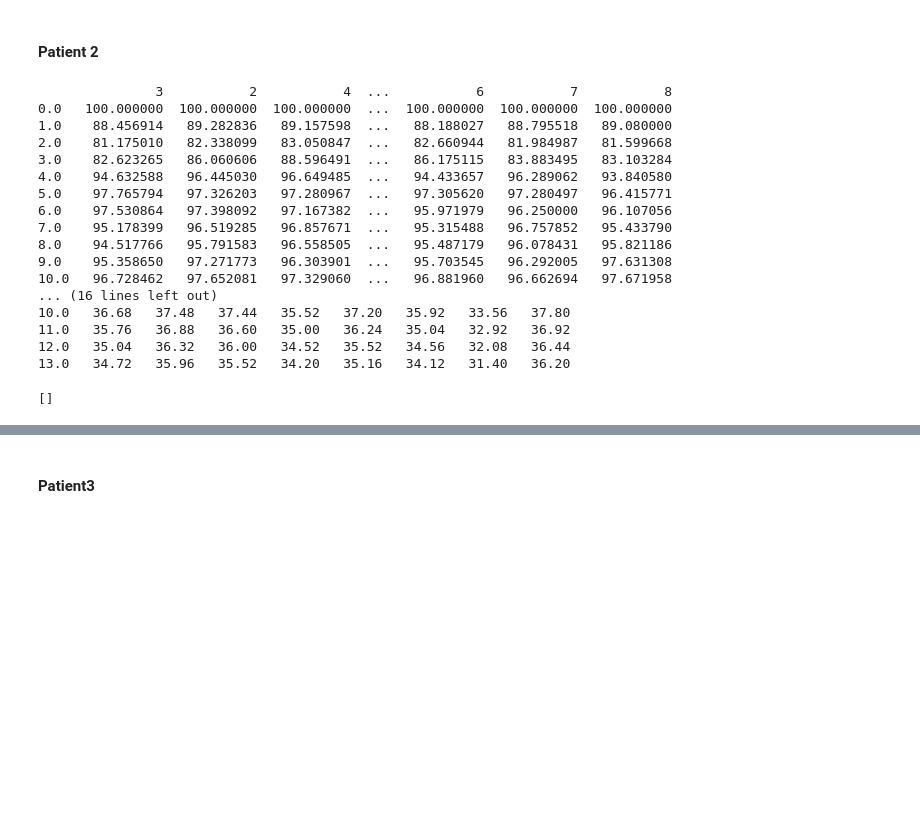
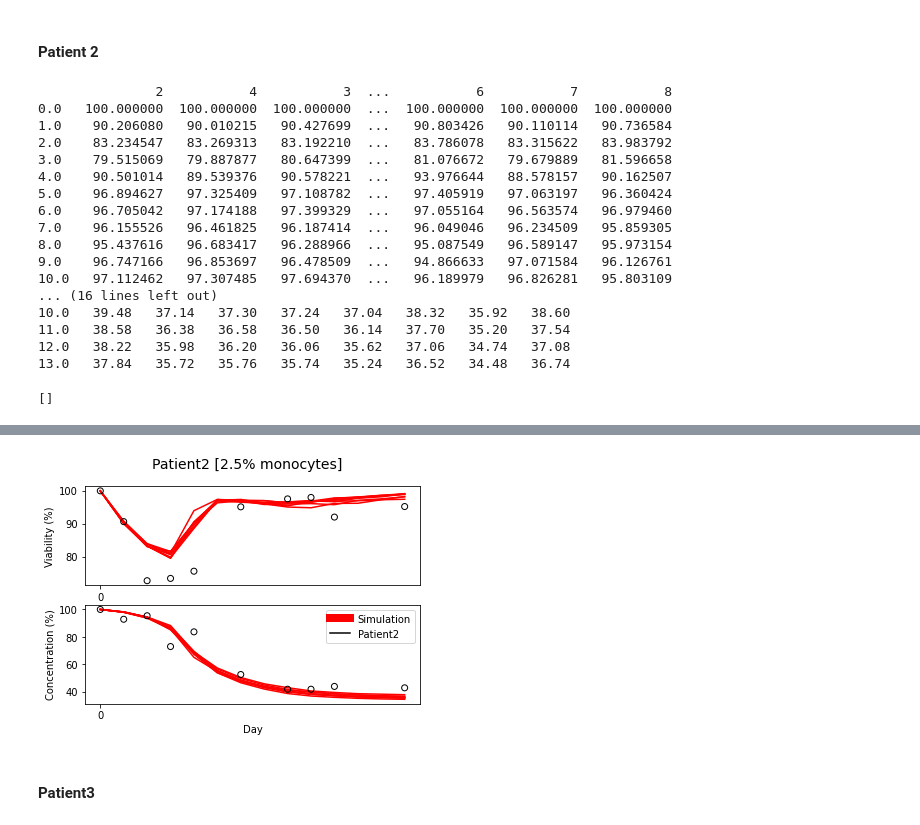
Before and after one commit to Ninouchkaia/ABM, a Jupyter notebook: ABM_figures.ipynb, the cells around one changed output, grey strips where cells are left out. Cells and saved outputs as stored; diff of their text form; code cells hidden in the pictures; blank space fills up the shorter version.

```diff
--- a/ABM_figures.ipynb
+++ b/ABM_figures.ipynb
@@ -784,17 +846,17 @@ plt.plot()
 import pandas as pd
 from IPython.display import set_matplotlib_formats
 %matplotlib inline
-set_matplotlib_formats('svg')
+set_matplotlib_formats('png')
 
 viability_dict, remaining_dict= {}, {}
-with open("LAU_2.csv", 'r') as file_read :
+with open("via73_conc463_pred_LAU2.5.csv", 'r') as file_read :
   data = file_read.readlines()
   for line in data[7:] :
     line = line.replace('\"', '').split(',')
     run_number = int(line[0])
-    step = int(line[2])
-    viability = float(line[4])
-    remainingCellRatio = float(line[5])
+    step = int(line[1])
+    viability = float(line[3])
+    remainingCellRatio = float(line[4])
     if run_number not in viability_dict :
       viability_dict[run_number] = []
     viability_dict[run_number].append(viability)
@@ -872,21 +934,21 @@ LH[1].set_color('black') # No change
 
 plt.plot()
 # %% [output]
-               3           2           4  ...           6           7           8
+               2           4           3  ...           6           7           8
 0.0   100.000000  100.000000  100.000000  ...  100.000000  100.000000  100.000000
-1.0    88.456914   89.282836   89.157598  ...   88.188027   88.795518   89.080000
-2.0    81.175010   82.338099   83.050847  ...   82.660944   81.984987   81.599668
-3.0    82.623265   86.060606   88.596491  ...   86.175115   83.883495   83.103284
-4.0    94.632588   96.445030   96.649485  ...   94.433657   96.289062   93.840580
-5.0    97.765794   97.326203   97.280967  ...   97.305620   97.280497   96.415771
-6.0    97.530864   97.398092   97.167382  ...   95.971979   96.250000   96.107056
-7.0    95.178399   96.519285   96.857671  ...   95.315488   96.757852   95.433790
-8.0    94.517766   95.791583   96.558505  ...   95.487179   96.078431   95.821186
-9.0    95.358650   97.271773   96.303901  ...   95.703545   96.292005   97.631308
-10.0   96.728462   97.652081   97.329060  ...   96.881960   96.662694   97.671958
+1.0    90.206080   90.010215   90.427699  ...   90.803426   90.110114   90.736584
+2.0    83.234547   83.269313   83.192210  ...   83.786078   83.315622   83.983792
+3.0    79.515069   79.887877   80.647399  ...   81.076672   79.679889   81.596658
+4.0    90.501014   89.539376   90.578221  ...   93.976644   88.578157   90.162507
+5.0    96.894627   97.325409   97.108782  ...   97.405919   97.063197   96.360424
+6.0    96.705042   97.174188   97.399329  ...   97.055164   96.563574   96.979460
+7.0    96.155526   96.461825   96.187414  ...   96.049046   96.234509   95.859305
+8.0    95.437616   96.683417   96.288966  ...   95.087549   96.589147   95.973154
+9.0    96.747166   96.853697   96.478509  ...   94.866633   97.071584   96.126761
+10.0   97.112462   97.307485   97.694370  ...   96.189979   96.826281   95.803109
 ... (16 lines left out)
-10.0   36.68   37.48   37.44   35.52   37.20   35.92   33.56   37.80
-11.0   35.76   36.88   36.60   35.00   36.24   35.04   32.92   36.92
-12.0   35.04   36.32   36.00   34.52   35.52   34.56   32.08   36.44
-13.0   34.72   35.96   35.52   34.20   35.16   34.12   31.40   36.20
+10.0   39.48   37.14   37.30   37.24   37.04   38.32   35.92   38.60
+11.0   38.58   36.38   36.58   36.50   36.14   37.70   35.20   37.54
+12.0   38.22   35.98   36.20   36.06   35.62   37.06   34.74   37.08
+13.0   37.84   35.72   35.76   35.74   35.24   36.52   34.48   36.74
 []
@@ -894,3 +955,4 @@ plt.plot()
+[figure, added]
 # %% [markdown]
 #### Patient3
 # %%
```
Also changed, not shown: parts of 57 cells of this notebook.
